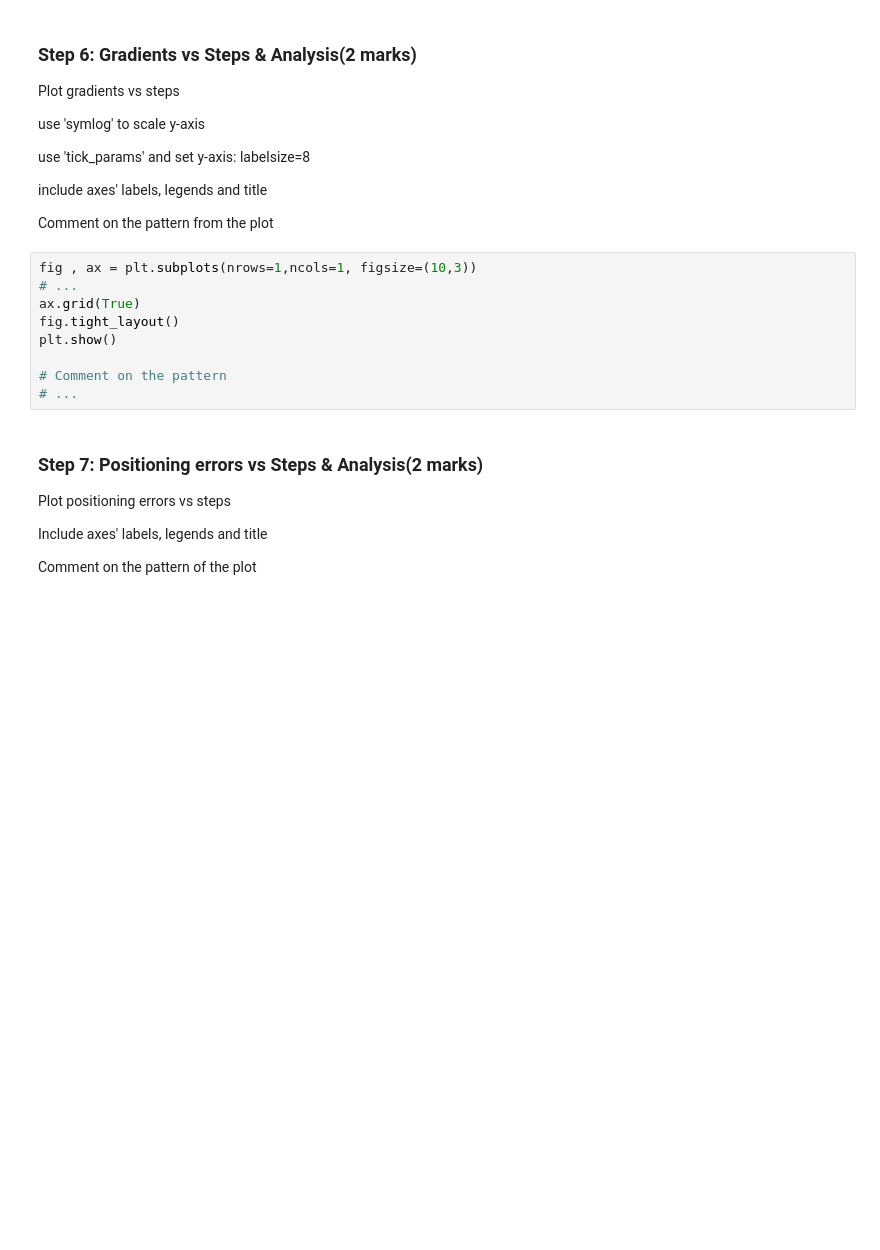
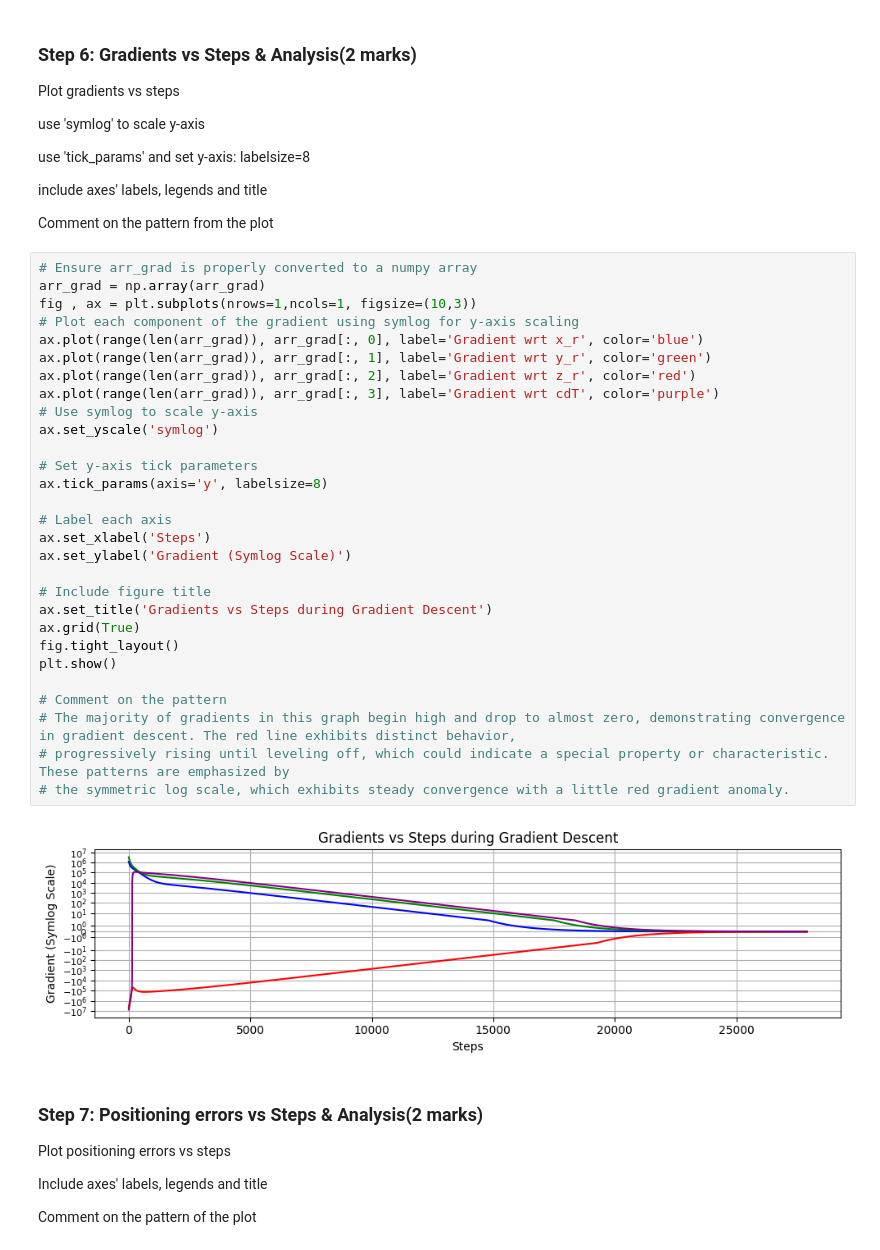
Before and after one commit to dhruvvyas0725/engg680_2024_fall, a Jupyter notebook: Lab Assignment 3/Assignment3.ipynb, the cells around one changed output. Cells and saved outputs as stored; diff of their text form; blank space fills up the shorter version.

```diff
--- a/Lab Assignment 3/Assignment3.ipynb
+++ b/Lab Assignment 3/Assignment3.ipynb
@@ -283,15 +300,37 @@ use 'tick_params' and set y-axis: labelsize=8
 include axes' labels, legends and title
 
 Comment on the pattern from the plot
-# %%
-fig , ax = plt.subplots(nrows=1,ncols=1, figsize=(10,3))
-# ...
-ax.grid(True)
-fig.tight_layout()
-plt.show()
-
-# Comment on the pattern
-# ...
+# %%
+# Ensure arr_grad is properly converted to a numpy array
+arr_grad = np.array(arr_grad)
+fig , ax = plt.subplots(nrows=1,ncols=1, figsize=(10,3))
+# Plot each component of the gradient using symlog for y-axis scaling
+ax.plot(range(len(arr_grad)), arr_grad[:, 0], label='Gradient wrt x_r', color='blue')
+ax.plot(range(len(arr_grad)), arr_grad[:, 1], label='Gradient wrt y_r', color='green')
+ax.plot(range(len(arr_grad)), arr_grad[:, 2], label='Gradient wrt z_r', color='red')
+ax.plot(range(len(arr_grad)), arr_grad[:, 3], label='Gradient wrt cdT', color='purple')
+# Use symlog to scale y-axis
+ax.set_yscale('symlog')
+
+# Set y-axis tick parameters
+ax.tick_params(axis='y', labelsize=8)
+
+# Label each axis
+ax.set_xlabel('Steps')
+ax.set_ylabel('Gradient (Symlog Scale)')
+
+# Include figure title
+ax.set_title('Gradients vs Steps during Gradient Descent')
+ax.grid(True)
+fig.tight_layout()
+plt.show()
+
+# Comment on the pattern
+# The majority of gradients in this graph begin high and drop to almost zero, demonstrating convergence in gradient descent. The red line exhibits distinct behavior,
+# progressively rising until leveling off, which could indicate a special property or characteristic. These patterns are emphasized by
+# the symmetric log scale, which exhibits steady convergence with a little red gradient anomaly.
+# %% [output]
+[figure, added]
 # %% [markdown]
 ### Step 7: Positioning errors vs Steps & Analysis(2 marks)
 Plot positioning errors vs steps
```
Also changed, not shown: parts of 10 cells of this notebook.
